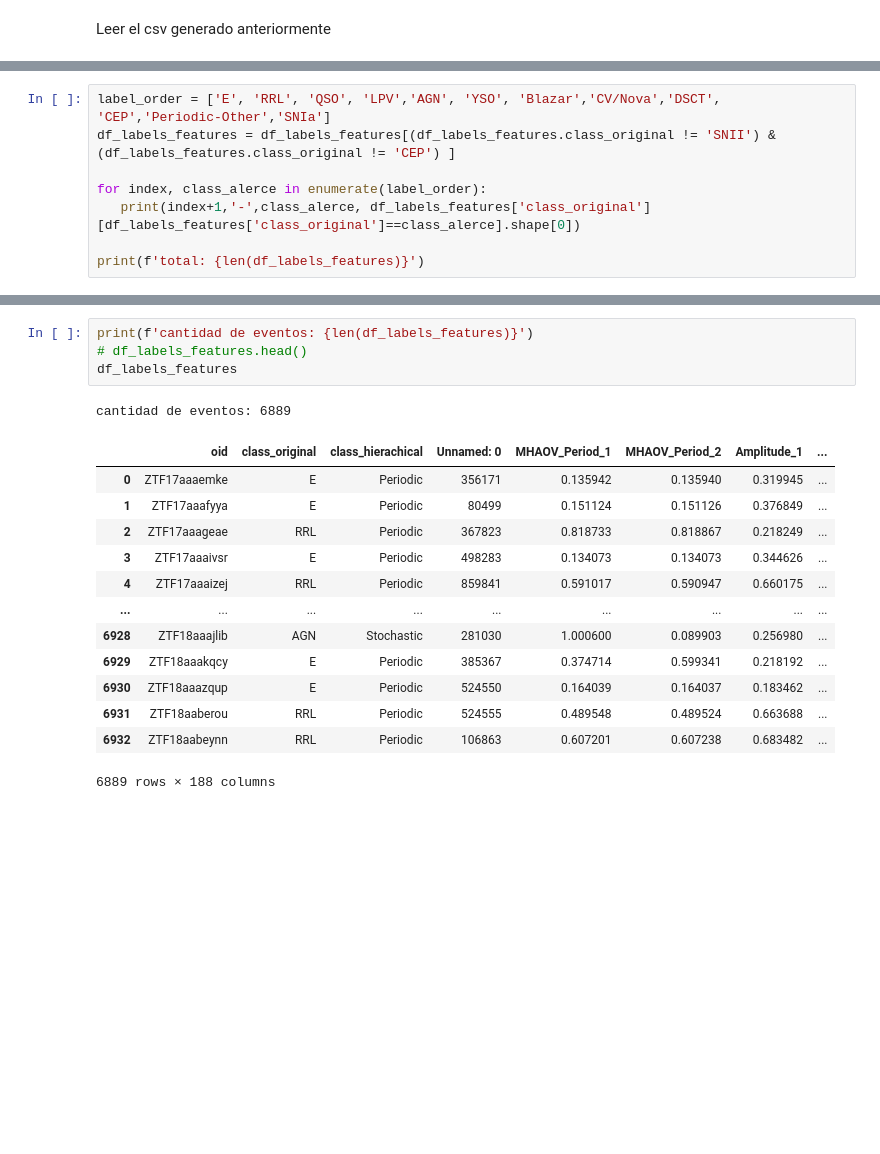
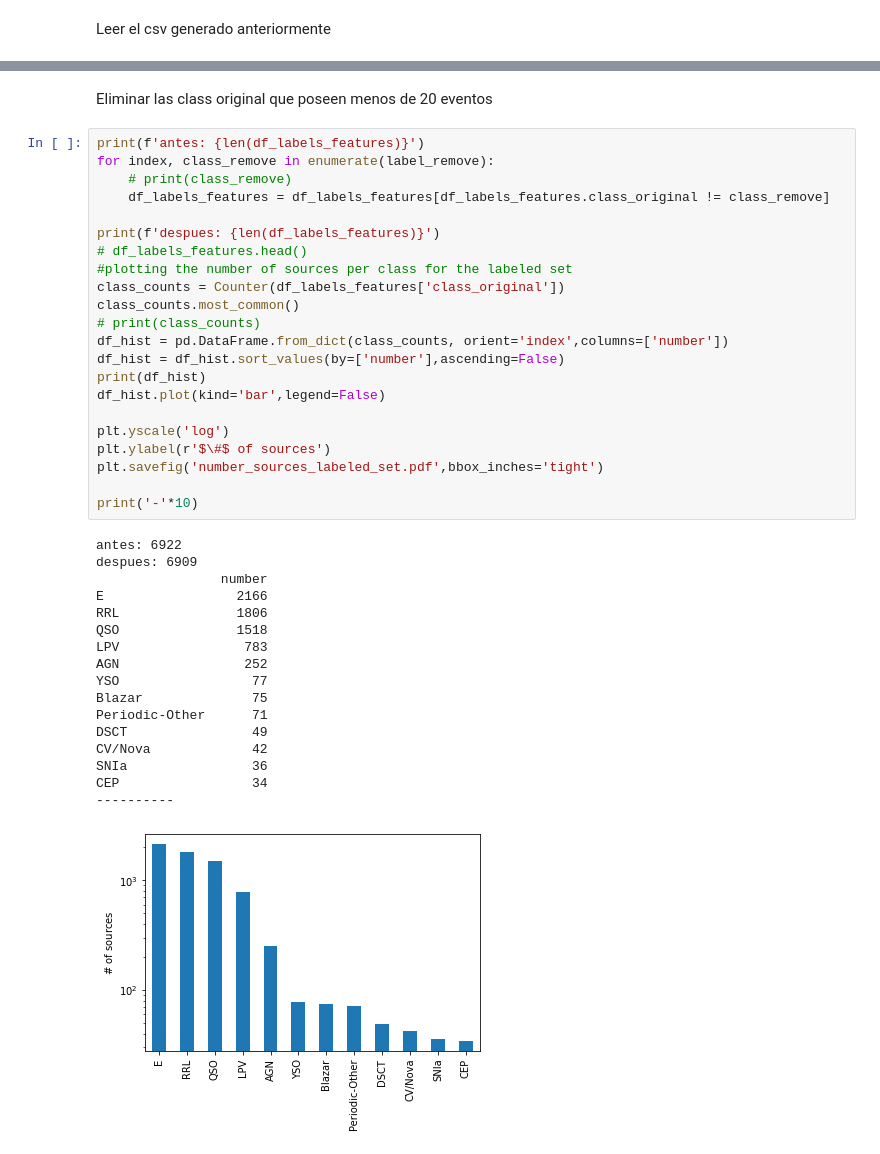
Before and after one commit to LeoQuark/HistogramasAdaptativos, a Jupyter notebook: experimento 4.ipynb, the cells around one changed output, grey strips where cells are left out. Cells and saved outputs as stored; diff of their text form; blank space fills up the shorter version.

```diff
--- a/experimento 4.ipynb
+++ b/experimento 4.ipynb
@@ -638,8 +663,0 @@ SNIbc                3
-# %%
-label_order = ['E', 'RRL', 'QSO', 'LPV','AGN', 'YSO', 'Blazar','CV/Nova','DSCT', 'CEP','Periodic-Other','SNIa']
-df_labels_features = df_labels_features[(df_labels_features.class_original != 'SNII') & (df_labels_features.class_original != 'CEP') ]
-
-for index, class_alerce in enumerate(label_order):
-   print(index+1,'-',class_alerce, df_labels_features['class_original'][df_labels_features['class_original']==class_alerce].shape[0])
-
-print(f'total: {len(df_labels_features)}')
@@ -660,19 +664,42 @@ total: 6889
-# %%
-print(f'cantidad de eventos: {len(df_labels_features)}')
-# df_labels_features.head()
-df_labels_features
-# %% [output]
-cantidad de eventos: 6889
-|  | oid | class_original | class_hierachical | Unnamed: 0 | MHAOV_Period_1 | MHAOV_Period_2 | Amplitude_1 | ... |
-| 0 | ZTF17aaaemke | E | Periodic | 356171 | 0.135942 | 0.135940 | 0.319945 | ... |
-| 1 | ZTF17aaafyya | E | Periodic | 80499 | 0.151124 | 0.151126 | 0.376849 | ... |
-| 2 | ZTF17aaageae | RRL | Periodic | 367823 | 0.818733 | 0.818867 | 0.218249 | ... |
-| 3 | ZTF17aaaivsr | E | Periodic | 498283 | 0.134073 | 0.134073 | 0.344626 | ... |
-| 4 | ZTF17aaaizej | RRL | Periodic | 859841 | 0.591017 | 0.590947 | 0.660175 | ... |
-| ... | ... | ... | ... | ... | ... | ... | ... | ... |
-| 6928 | ZTF18aaajlib | AGN | Stochastic | 281030 | 1.000600 | 0.089903 | 0.256980 | ... |
-| 6929 | ZTF18aaakqcy | E | Periodic | 385367 | 0.374714 | 0.599341 | 0.218192 | ... |
-| 6930 | ZTF18aaazqup | E | Periodic | 524550 | 0.164039 | 0.164037 | 0.183462 | ... |
-| 6931 | ZTF18aaberou | RRL | Periodic | 524555 | 0.489548 | 0.489524 | 0.663688 | ... |
-| 6932 | ZTF18aabeynn | RRL | Periodic | 106863 | 0.607201 | 0.607238 | 0.683482 | ... |
-6889 rows × 188 columns
+# %% [markdown]
+Eliminar las class original que poseen menos de 20 eventos
+# %%
+print(f'antes: {len(df_labels_features)}')
+for index, class_remove in enumerate(label_remove):
+    # print(class_remove)
+    df_labels_features = df_labels_features[df_labels_features.class_original != class_remove]
+
+print(f'despues: {len(df_labels_features)}')
+# df_labels_features.head()
+#plotting the number of sources per class for the labeled set
+class_counts = Counter(df_labels_features['class_original'])
+class_counts.most_common()
+# print(class_counts)
+df_hist = pd.DataFrame.from_dict(class_counts, orient='index',columns=['number'])
+df_hist = df_hist.sort_values(by=['number'],ascending=False)
+print(df_hist)
+df_hist.plot(kind='bar',legend=False)
+
+plt.yscale('log')
+plt.ylabel(r'$\#$ of sources')
+plt.savefig('number_sources_labeled_set.pdf',bbox_inches='tight')
+
+print('-'*10)
+# %% [output]
+antes: 6922
+despues: 6909
+                number
+E                 2166
+RRL               1806
+QSO               1518
+LPV                783
+AGN                252
+YSO                 77
+Blazar              75
+Periodic-Other      71
+DSCT                49
+CV/Nova             42
+SNIa                36
+CEP                 34
+----------
+[figure, added]
```
Also changed, not shown: parts of 19 cells of this notebook, 10 other files.
